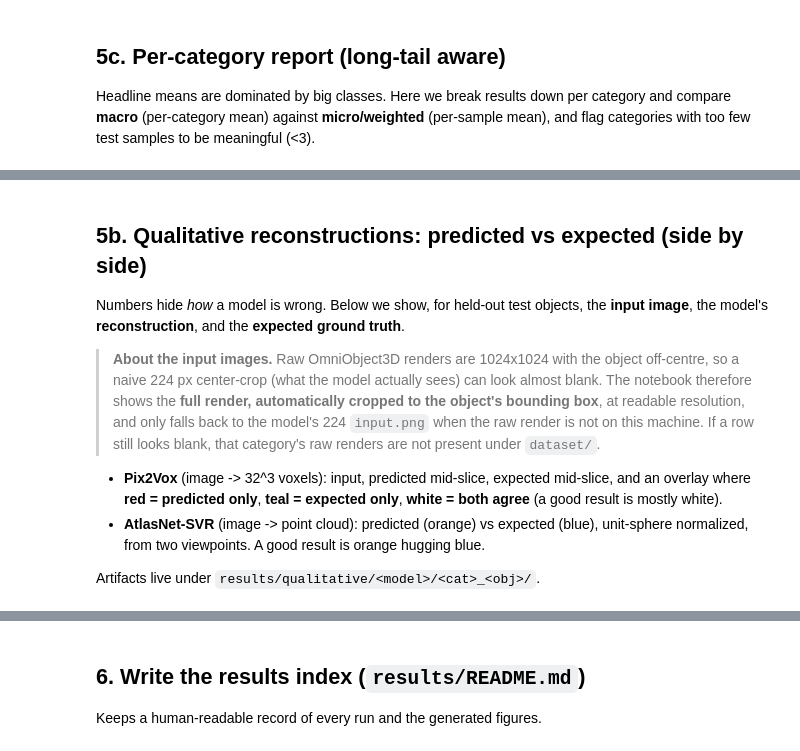
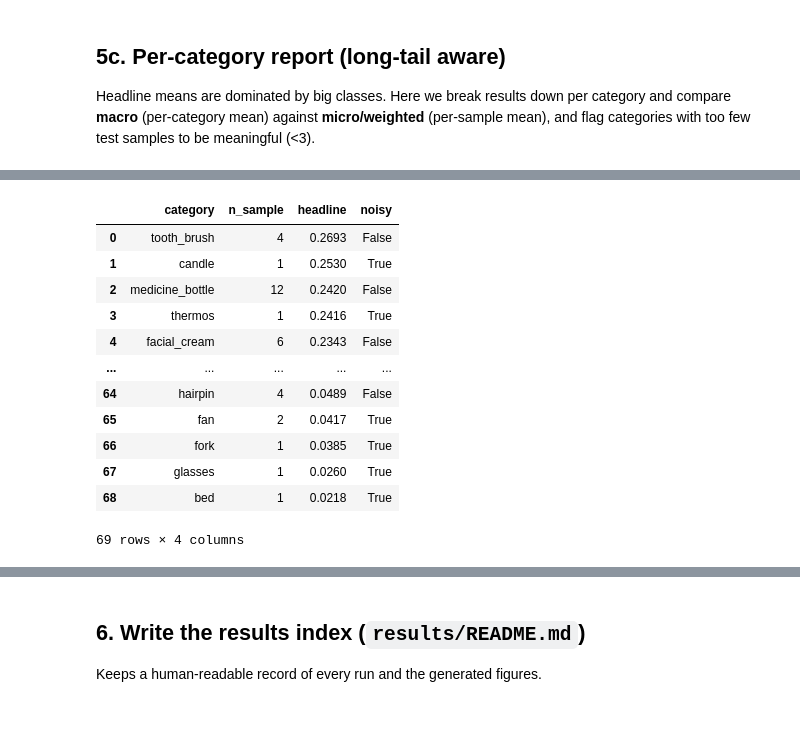
Before and after one commit to NoureldinAbdelrahman/home-omni3d, a Jupyter notebook: notebooks/dataset_analysis.ipynb, the cells around one changed output, grey strips where cells are left out. Saved outputs shown, nothing was run; the diff lists cells and outputs as text; code cells hidden in the pictures; blank space fills up the shorter version.

```diff
--- a/notebooks/dataset_analysis.ipynb
+++ b/notebooks/dataset_analysis.ipynb
@@ -365,9 +396,10 @@ def parse_pix2vox_test_table(text: str):
         if s.startswith("Taxonomy") or set(s) <= {"=", "-", " "}:
             continue
         parts = re.split(r"\s+", s)
-        if parts[0].lower().startswith("overall"):
+        if parts[0].lower() in ("overall", "macro"):
             vals = [p for p in parts[1:] if re.match(r"^-?\d*\.?\d+$", p)]
-            overall = [float(v) for v in vals]
+            if parts[0].lower() == "overall":
+                overall = [float(v) for v in vals]
             continue
         if len(parts) >= 2 and parts[0] not in ("Taxonomy",):
             name = parts[0]
@@ -499,6 +561,7 @@ def per_category_report():
         if not csv_path.is_file():
             continue
         rdf = pd.read_csv(csv_path)
+        rdf = rdf[rdf["category"] != "Macro"]
         for _, r in rdf.iterrows():
             rows.append({
                 "model": "Pix2Vox", "run": run["_run"], "category": r["category"],
@@ -525,3 +588,4 @@ if cat_df is not None:
     keep = cat_df[cat_df["run"] == sorted(cat_df["run"].unique())[-1]]
     keep = keep.sort_values("headline", ascending=False)
     display(keep[["category", "n_sample", "headline", "noisy"]].reset_index(drop=True))
+# %% [output]
@@ -528,20 +595,13 @@ if cat_df is not None:
+|  | category | n_sample | headline | noisy |
+| 0 | tooth_brush | 4 | 0.2693 | False |
+| 1 | candle | 1 | 0.2530 | True |
+| 2 | medicine_bottle | 12 | 0.2420 | False |
+| 3 | thermos | 1 | 0.2416 | True |
+| 4 | facial_cream | 6 | 0.2343 | False |
+| ... | ... | ... | ... | ... |
+| 64 | hairpin | 4 | 0.0489 | False |
+| 65 | fan | 2 | 0.0417 | True |
+| 66 | fork | 1 | 0.0385 | True |
+| 67 | glasses | 1 | 0.0260 | True |
+| 68 | bed | 1 | 0.0218 | True |
+69 rows × 4 columns
-# %% [markdown]
-## 5b. Qualitative reconstructions: predicted vs expected (side by side)
-
-Numbers hide *how* a model is wrong. Below we show, for held-out test objects, the
-**input image**, the model's **reconstruction**, and the **expected ground truth**.
-
-> **About the input images.** Raw OmniObject3D renders are 1024x1024 with the object
-> off-centre, so a naive 224 px center-crop (what the model actually sees) can look
-> almost blank. The notebook therefore shows the **full render, automatically cropped
-> to the object's bounding box**, at readable resolution, and only falls back to the
-> model's 224 `input.png` when the raw render is not on this machine. If a row still
-> looks blank, that category's raw renders are not present under `dataset/`.
-
-- **Pix2Vox** (image -> 32^3 voxels): input, predicted mid-slice, expected mid-slice,
-  and an overlay where **red = predicted only**, **teal = expected only**,
-  **white = both agree** (a good result is mostly white).
-- **AtlasNet-SVR** (image -> point cloud): predicted (orange) vs expected (blue),
-  unit-sphere normalized, from two viewpoints. A good result is orange hugging blue.
-
-Artifacts live under `results/qualitative/<model>/<cat>_<obj>/`.
```
Also changed, not shown: parts of 21 cells of this notebook, 38 other files.
